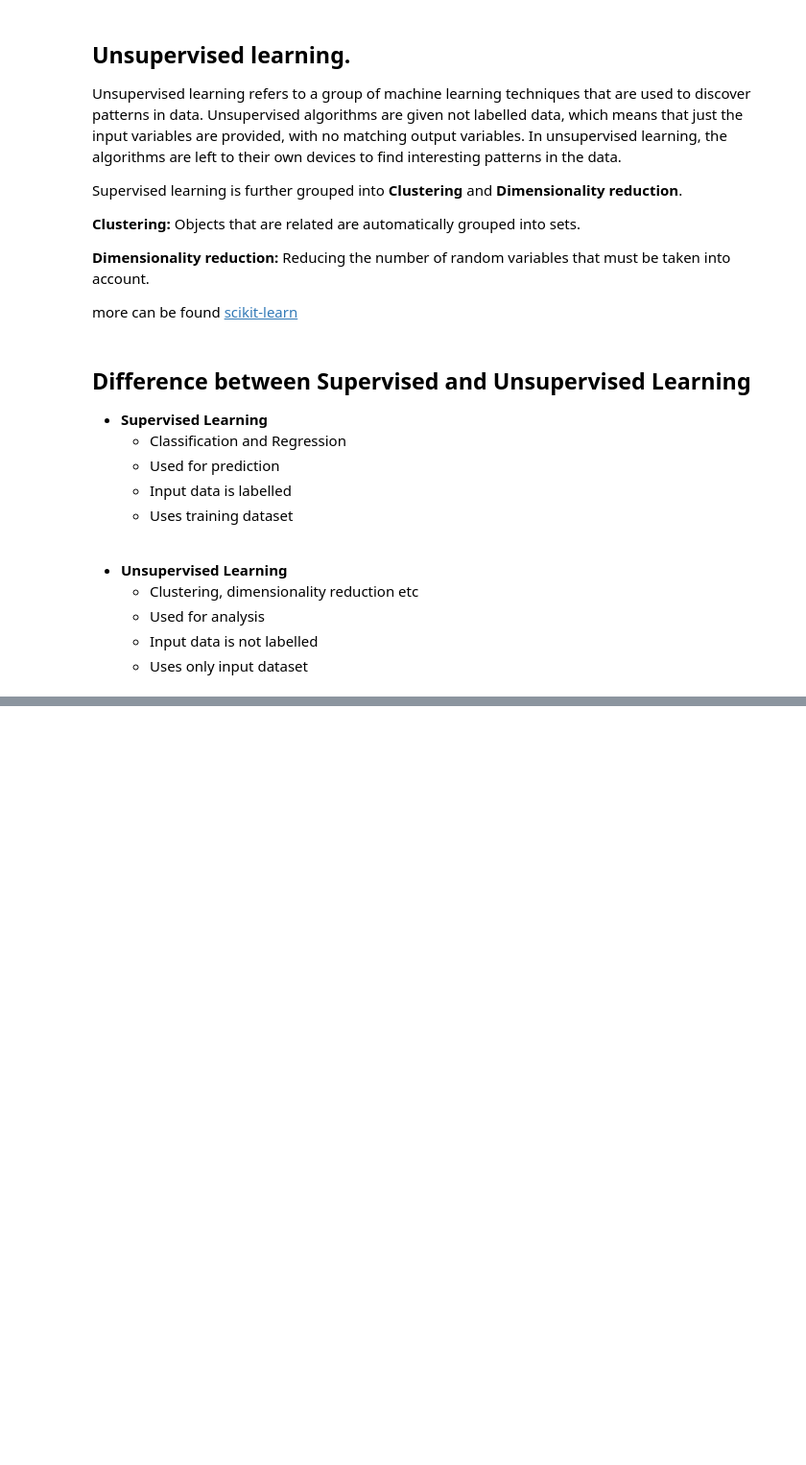
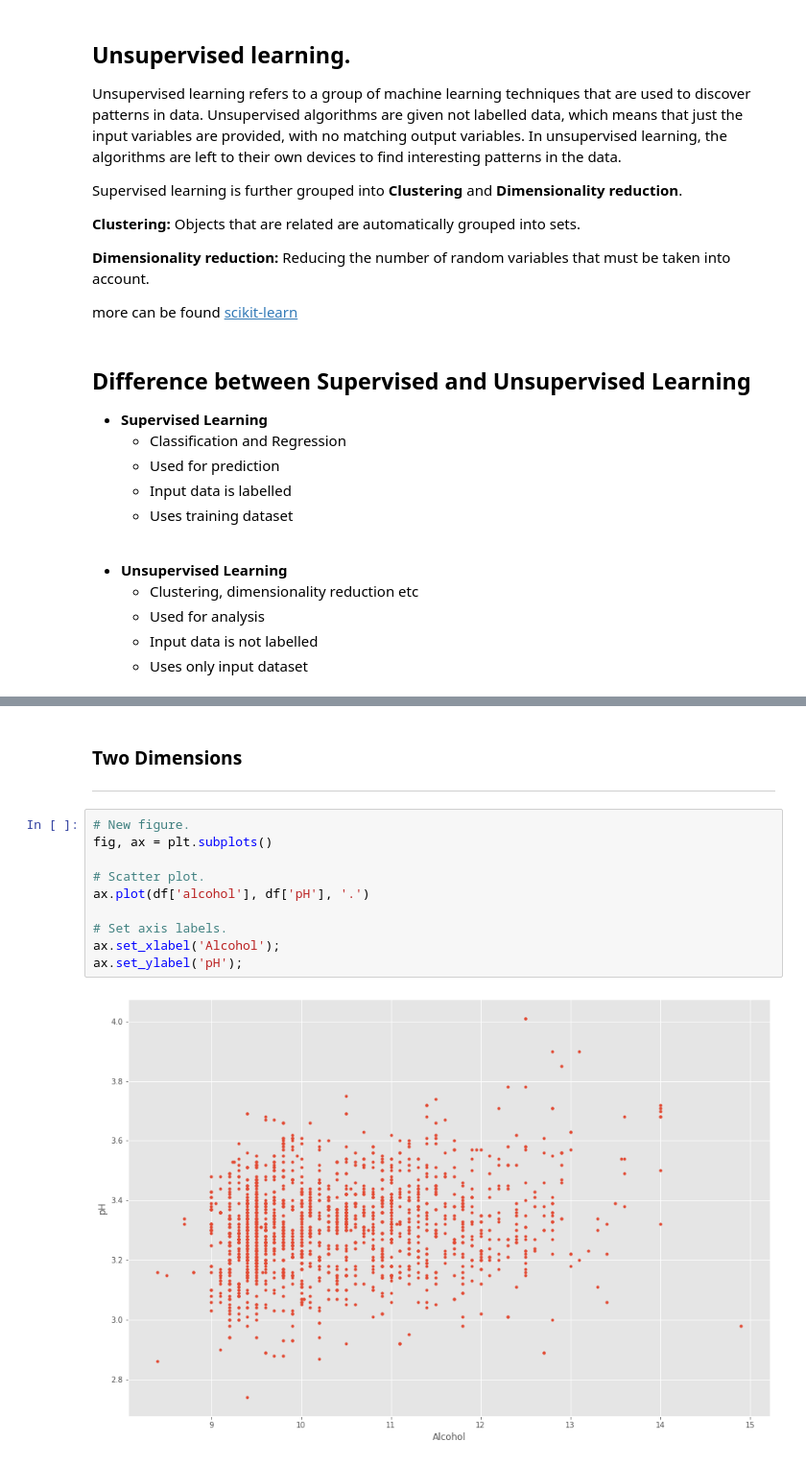
Before and after one commit to krystianopryszek99/Emerging-Technologies, a Jupyter notebook: scikit-learn.ipynb, the cells around one changed output, grey strips where cells are left out. Shown at 96% size. Cells and saved outputs as stored; diff of their text form; blank space fills up the shorter version.

```diff
--- a/scikit-learn.ipynb
+++ b/scikit-learn.ipynb
@@ -48,0 +185,16 @@ more can be found [scikit-learn](https://scikit-learn.org/stable/unsupervised_le
+# %% [markdown]
+### Two Dimensions
+
+***
+# %%
+# New figure.
+fig, ax = plt.subplots()
+
+# Scatter plot.
+ax.plot(df['alcohol'], df['pH'], '.')
+
+# Set axis labels.
+ax.set_xlabel('Alcohol');
+ax.set_ylabel('pH');
+# %% [output]
+[figure, added]
```
Also changed, not shown: parts of 37 cells of this notebook.
